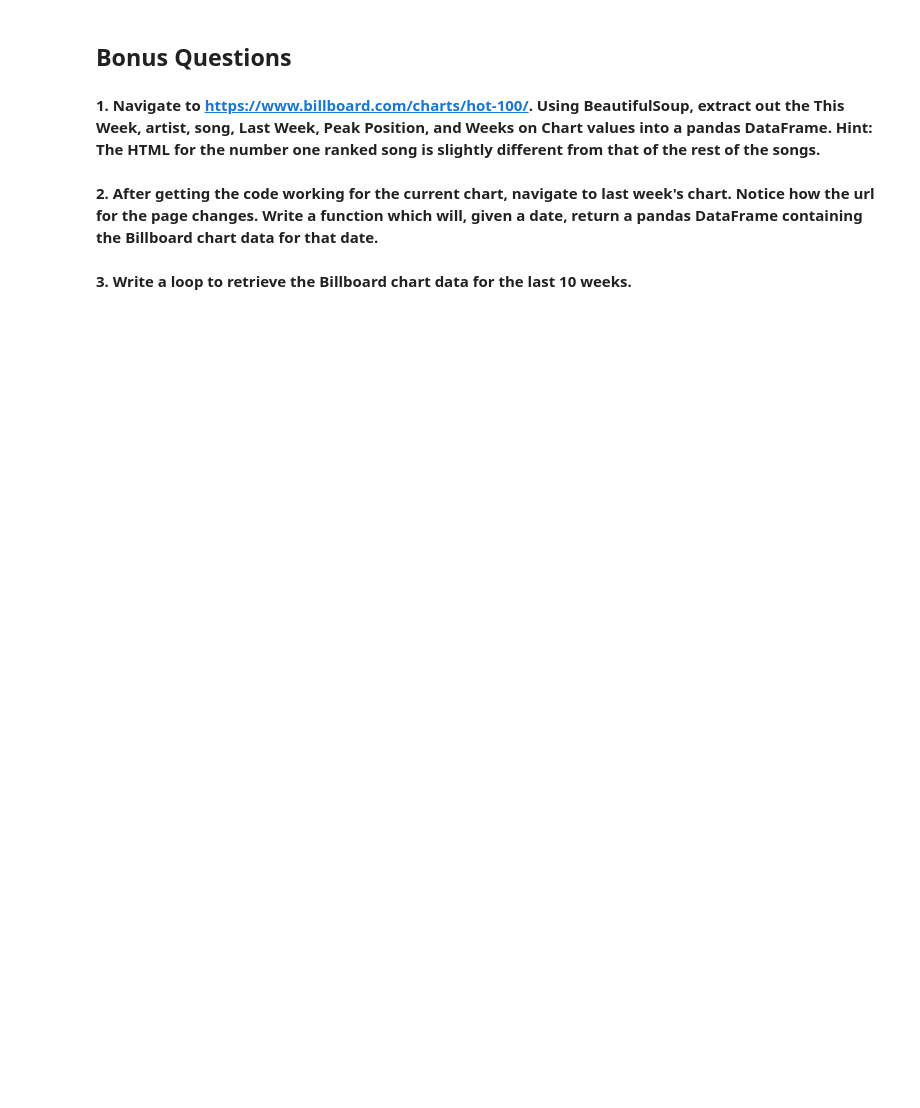
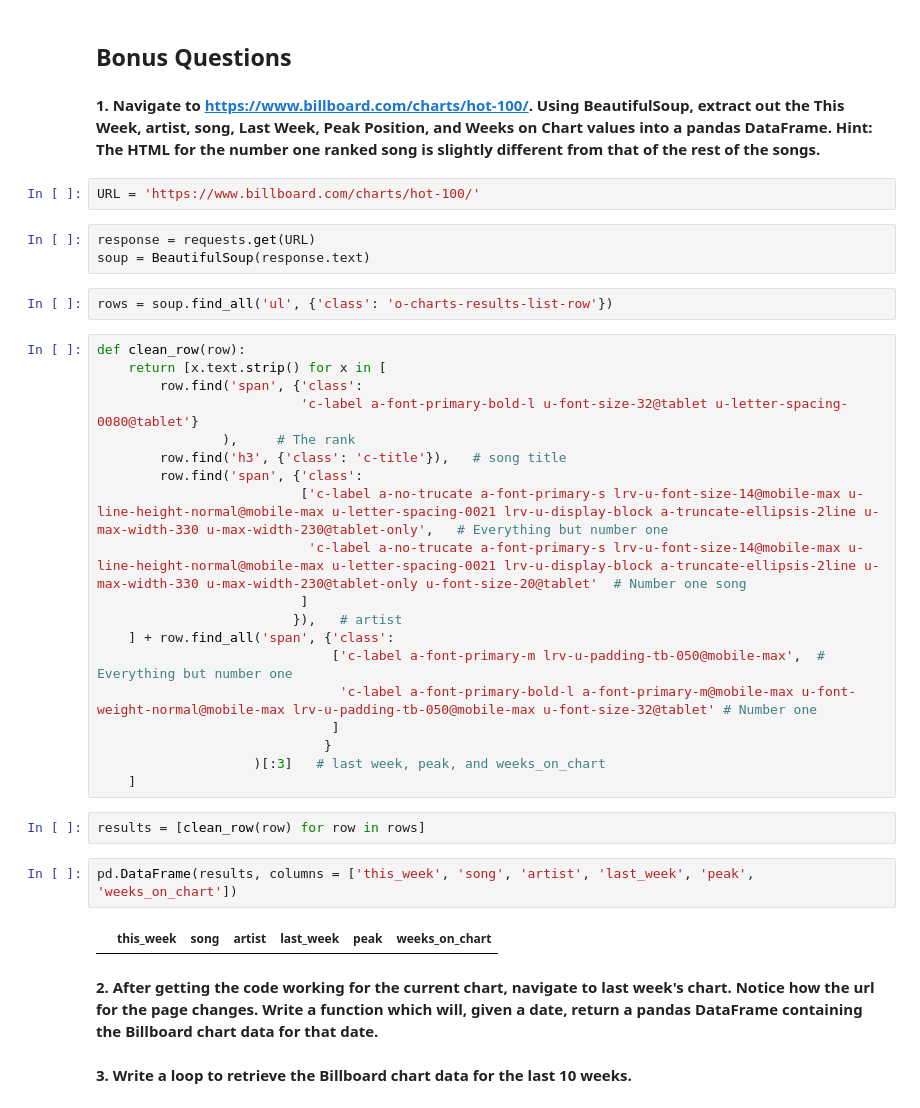
Before and after one commit to nss-data-science-cohort-8/webscraping-Mythical-clj, a Jupyter notebook: notebooks/WebScraping-Cavin.ipynb, the cells around one changed output. Cells and saved outputs as stored; diff of their text form; blank space fills up the shorter version.

```diff
--- a/notebooks/WebScraping-Cavin.ipynb
+++ b/notebooks/WebScraping-Cavin.ipynb
@@ -203,6 +224,38 @@ Name: URLS, Length: 100, dtype: object
 ## Bonus Questions ##
 # %% [markdown]
 **1. Navigate to https://www.billboard.com/charts/hot-100/. Using BeautifulSoup, extract out the This Week, artist, song, Last Week, Peak Position, and Weeks on Chart values into a pandas DataFrame. Hint: The HTML for the number one ranked song is slightly different from that of the rest of the songs.**
+# %%
+URL = 'https://www.billboard.com/charts/hot-100/'
+# %%
+response = requests.get(URL)
+soup = BeautifulSoup(response.text)
+# %%
+rows = soup.find_all('ul', {'class': 'o-charts-results-list-row'})
+# %%
+def clean_row(row):
+    return [x.text.strip() for x in [
+        row.find('span', {'class':
+                          'c-label a-font-primary-bold-l u-font-size-32@tablet u-letter-spacing-0080@tablet'}
+                ),     # The rank
+        row.find('h3', {'class': 'c-title'}),   # song title
+        row.find('span', {'class':
+                          ['c-label a-no-trucate a-font-primary-s lrv-u-font-size-14@mobile-max u-line-height-normal@mobile-max u-letter-spacing-0021 lrv-u-display-block a-truncate-ellipsis-2line u-max-width-330 u-max-width-230@tablet-only',   # Everything but number one
+                           'c-label a-no-trucate a-font-primary-s lrv-u-font-size-14@mobile-max u-line-height-normal@mobile-max u-letter-spacing-0021 lrv-u-display-block a-truncate-ellipsis-2line u-max-width-330 u-max-width-230@tablet-only u-font-size-20@tablet'  # Number one song
+                          ]
+                         }),   # artist
+    ] + row.find_all('span', {'class':
+                              ['c-label a-font-primary-m lrv-u-padding-tb-050@mobile-max',  # Everything but number one
+                               'c-label a-font-primary-bold-l a-font-primary-m@mobile-max u-font-weight-normal@mobile-max lrv-u-padding-tb-050@mobile-max u-font-size-32@tablet' # Number one
+                              ]
+                             }
+                    )[:3]   # last week, peak, and weeks_on_chart
+    ]
+# %%
+results = [clean_row(row) for row in rows]
+# %%
+pd.DataFrame(results, columns = ['this_week', 'song', 'artist', 'last_week', 'peak', 'weeks_on_chart'])
+# %% [output]
+|  | this_week | song | artist | last_week | peak | weeks_on_chart |
 # %% [markdown]
 **2. After getting the code working for the current chart, navigate to last week's chart. Notice how the url for the page changes. Write a function which will, given a date, return a pandas DataFrame containing the Billboard chart data for that date.**
 # %% [markdown]
```
Also changed, not shown: parts of 16 cells of this notebook.
